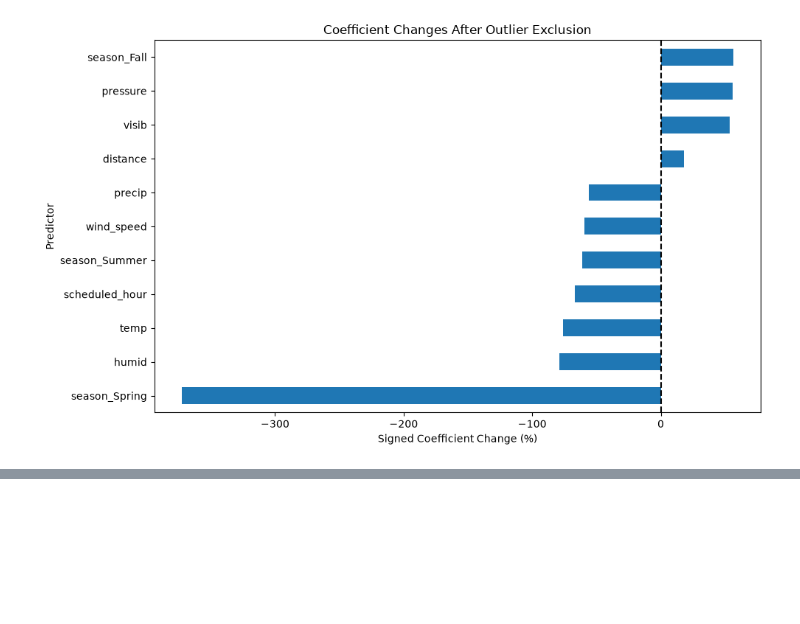
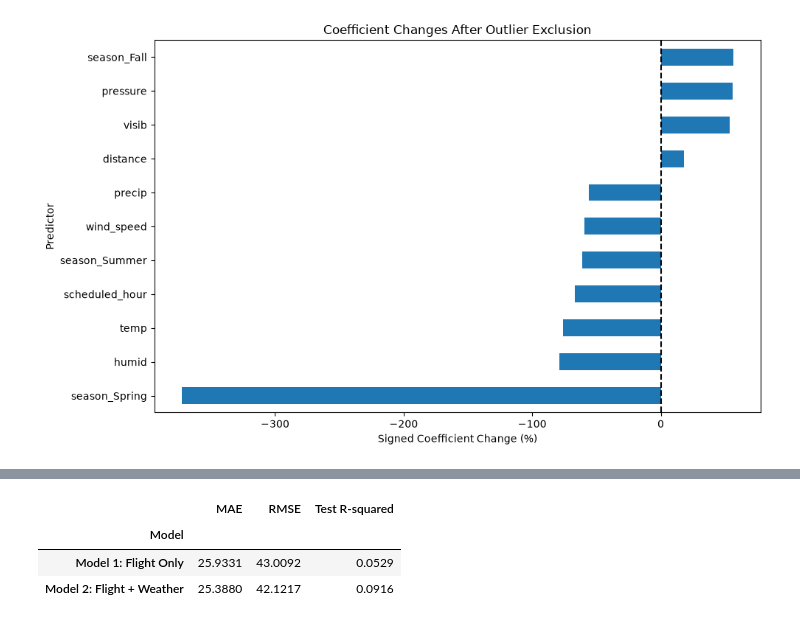
Before and after one commit to Jade-Jung/BAN5103-Flight-Delay-Analysis, a Jupyter notebook: 09_model_validation.ipynb, the cells around one changed output, grey strips where cells are left out. Cells and saved outputs as stored; diff of their text form; code cells hidden in the pictures; blank space fills up the shorter version.

```diff
--- a/09_model_validation.ipynb
+++ b/09_model_validation.ipynb
@@ -596,0 +735,55 @@ plt.show()
+# %%
+# Evaluate both models on the same test sample
+performance_results = []
+
+y_train = included["arr_delay"].iloc[train_idx]
+y_test = included["arr_delay"].iloc[test_idx]
+
+for model_name, use_weather in [
+    ("Model 1: Flight Only", False),
+    ("Model 2: Flight + Weather", True)
+]:
+
+    X, _ = prepare_regression_data(
+        included,
+        include_weather=use_weather
+    )
+
+    # sklearn adds its own intercept
+    X = X.drop(columns="const")
+
+    X_train = X.iloc[train_idx]
+    X_test = X.iloc[test_idx]
+
+    model = LinearRegression()
+    model.fit(X_train, y_train)
+
+    predictions = model.predict(X_test)
+
+    performance_results.append({
+        "Model": model_name,
+        "MAE": mean_absolute_error(
+            y_test, predictions
+        ),
+        "RMSE": np.sqrt(
+            mean_squared_error(y_test, predictions)
+        ),
+        "Test R-squared": r2_score(
+            y_test, predictions
+        )
+    })
+
+    # Release memory before fitting the next model
+    del X, X_train, X_test, model, predictions
+    gc.collect()
+
+performance_summary = pd.DataFrame(
+    performance_results
+).set_index("Model")
+
+display(performance_summary.round(4))
+# %% [output]
+|  | MAE | RMSE | Test R-squared |
+| Model |  |  |  |
+| Model 1: Flight Only | 25.9331 | 43.0092 | 0.0529 |
+| Model 2: Flight + Weather | 25.3880 | 42.1217 | 0.0916 |
```
Also changed, not shown: parts of 12 cells of this notebook.
